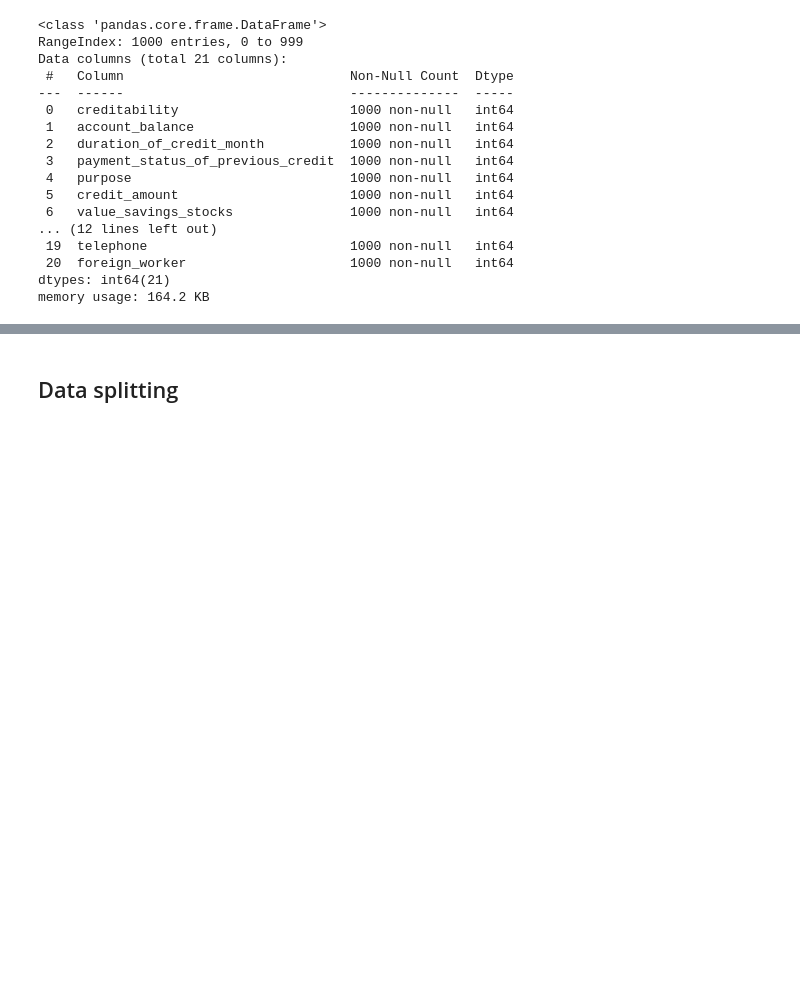
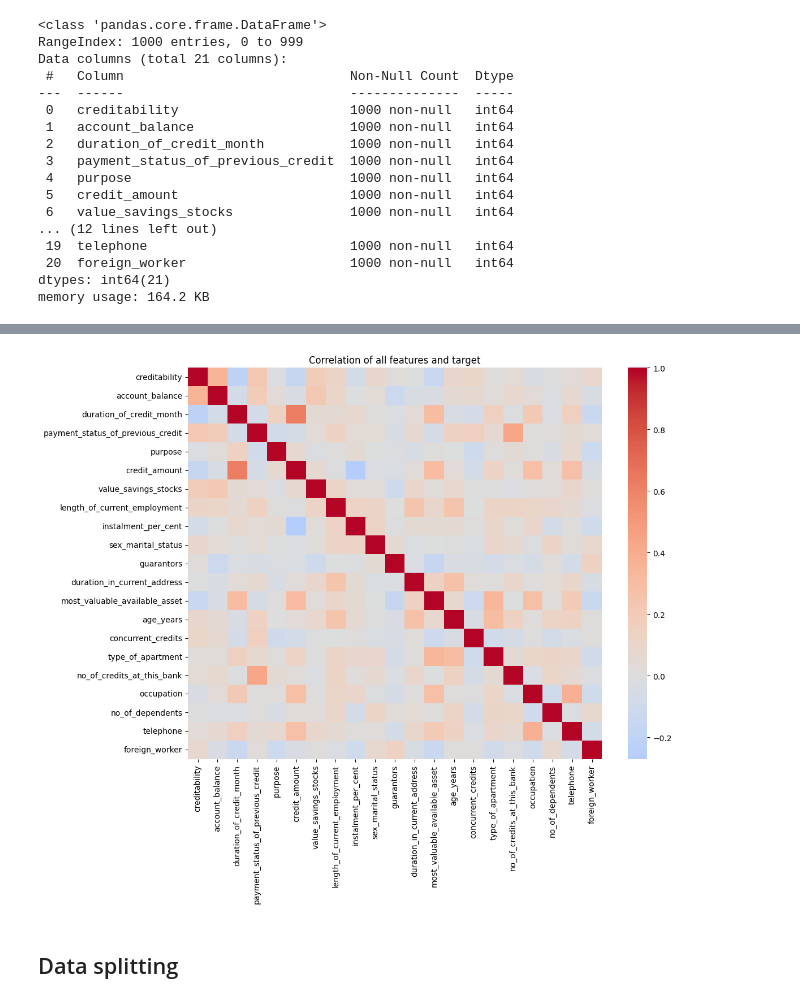
Before and after one commit to hertie-data-science-lab/tutorial-new-grp4, a Jupyter notebook: DEEPL_Tutorial_xAI.ipynb, the cells around one changed output, grey strips where cells are left out. Saved outputs shown, nothing was run; the diff lists cells and outputs as text; code cells hidden in the pictures; blank space fills up the shorter version.

```diff
--- a/DEEPL_Tutorial_xAI.ipynb
+++ b/DEEPL_Tutorial_xAI.ipynb
@@ -241,3 +337,11 @@ Key dataset characteristics:
+# %%
+plt.figure(figsize=(12,10))
+sns.heatmap(df.corr(), annot=False, cmap="coolwarm", center=0)
+plt.title("Correlation of all features and target")
+plt.tight_layout()
+plt.show()
+# %% [output]
+[figure, added]
 # %% [markdown]
 ## Data splitting
 # %%
```
Also changed, not shown: parts of 12 cells of this notebook.
